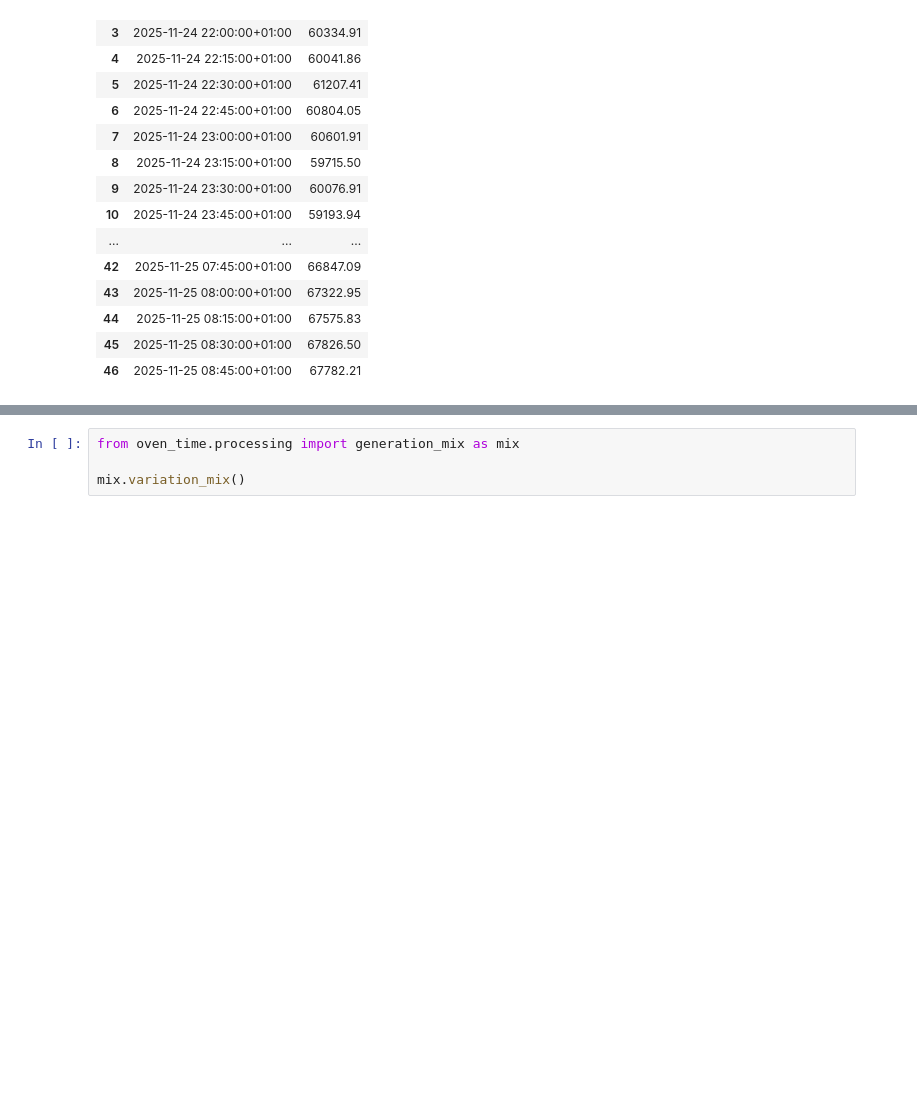
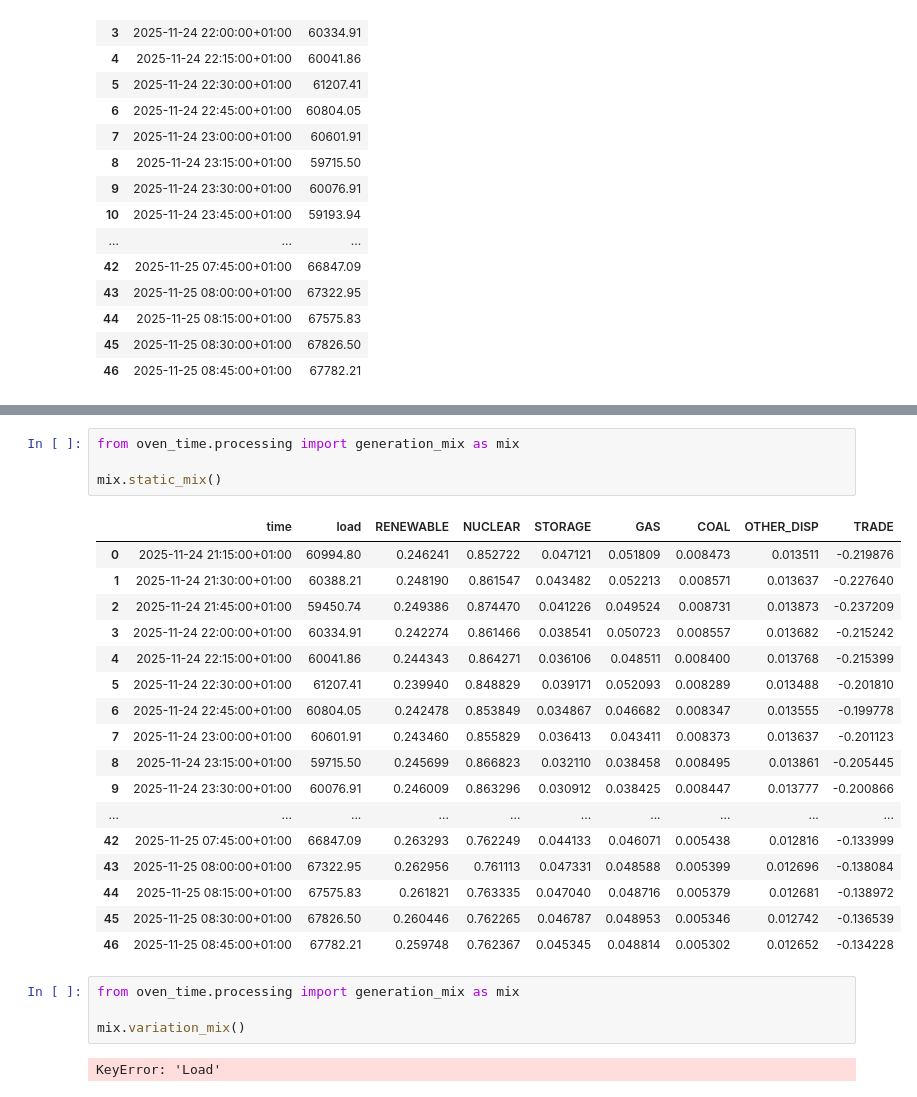
Before and after one commit to c-leblanc/oventime, a Jupyter notebook: notebooks/test_format_table.ipynb, the cells around one changed output, grey strips where cells are left out. Saved outputs shown, nothing was run; the diff lists cells and outputs as text; blank space fills up the shorter version.

```diff
--- a/notebooks/test_format_table.ipynb
+++ b/notebooks/test_format_table.ipynb
@@ -86,4 +104,28 @@ fmt.merge_data()
 # %%
 from oven_time.processing import generation_mix as mix
 
-mix.variation_mix()
+mix.static_mix()
+# %% [output]
+|  | time | load | RENEWABLE | NUCLEAR | STORAGE | GAS | COAL | OTHER_DISP | TRADE |
+| 0 | 2025-11-24 21:15:00+01:00 | 60994.80 | 0.246241 | 0.852722 | 0.047121 | 0.051809 | 0.008473 | 0.013511 | -0.219876 |
+| 1 | 2025-11-24 21:30:00+01:00 | 60388.21 | 0.248190 | 0.861547 | 0.043482 | 0.052213 | 0.008571 | 0.013637 | -0.227640 |
+| 2 | 2025-11-24 21:45:00+01:00 | 59450.74 | 0.249386 | 0.874470 | 0.041226 | 0.049524 | 0.008731 | 0.013873 | -0.237209 |
+| 3 | 2025-11-24 22:00:00+01:00 | 60334.91 | 0.242274 | 0.861466 | 0.038541 | 0.050723 | 0.008557 | 0.013682 | -0.215242 |
+| 4 | 2025-11-24 22:15:00+01:00 | 60041.86 | 0.244343 | 0.864271 | 0.036106 | 0.048511 | 0.008400 | 0.013768 | -0.215399 |
+| 5 | 2025-11-24 22:30:00+01:00 | 61207.41 | 0.239940 | 0.848829 | 0.039171 | 0.052093 | 0.008289 | 0.013488 | -0.201810 |
+| 6 | 2025-11-24 22:45:00+01:00 | 60804.05 | 0.242478 | 0.853849 | 0.034867 | 0.046682 | 0.008347 | 0.013555 | -0.199778 |
+| 7 | 2025-11-24 23:00:00+01:00 | 60601.91 | 0.243460 | 0.855829 | 0.036413 | 0.043411 | 0.008373 | 0.013637 | -0.201123 |
+| 8 | 2025-11-24 23:15:00+01:00 | 59715.50 | 0.245699 | 0.866823 | 0.032110 | 0.038458 | 0.008495 | 0.013861 | -0.205445 |
+| 9 | 2025-11-24 23:30:00+01:00 | 60076.91 | 0.246009 | 0.863296 | 0.030912 | 0.038425 | 0.008447 | 0.013777 | -0.200866 |
+| ... | ... | ... | ... | ... | ... | ... | ... | ... | ... |
+| 42 | 2025-11-25 07:45:00+01:00 | 66847.09 | 0.263293 | 0.762249 | 0.044133 | 0.046071 | 0.005438 | 0.012816 | -0.133999 |
+| 43 | 2025-11-25 08:00:00+01:00 | 67322.95 | 0.262956 | 0.761113 | 0.047331 | 0.048588 | 0.005399 | 0.012696 | -0.138084 |
+| 44 | 2025-11-25 08:15:00+01:00 | 67575.83 | 0.261821 | 0.763335 | 0.047040 | 0.048716 | 0.005379 | 0.012681 | -0.138972 |
+| 45 | 2025-11-25 08:30:00+01:00 | 67826.50 | 0.260446 | 0.762265 | 0.046787 | 0.048953 | 0.005346 | 0.012742 | -0.136539 |
+| 46 | 2025-11-25 08:45:00+01:00 | 67782.21 | 0.259748 | 0.762367 | 0.045345 | 0.048814 | 0.005302 | 0.012652 | -0.134228 |
+# %%
+from oven_time.processing import generation_mix as mix
+
+mix.variation_mix()
+# %% [output]
+KeyError: 'Load'
```
Also changed, not shown: parts of 1 cell of this notebook, 6 other files.
